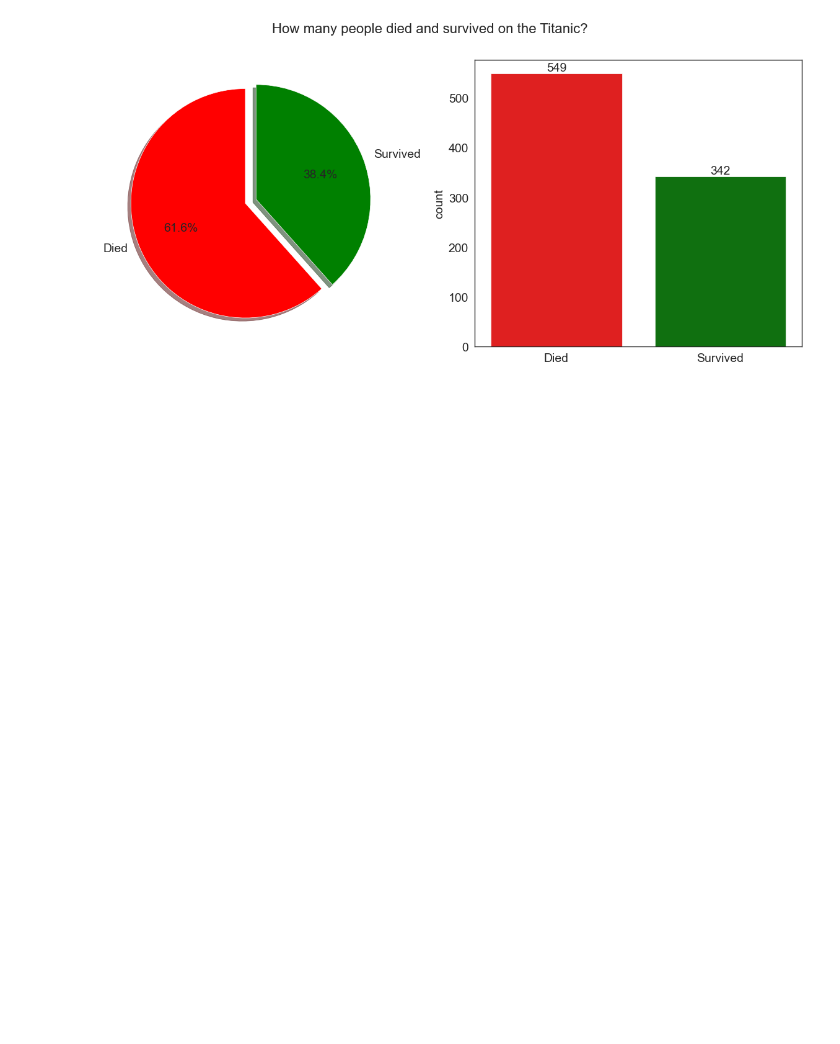
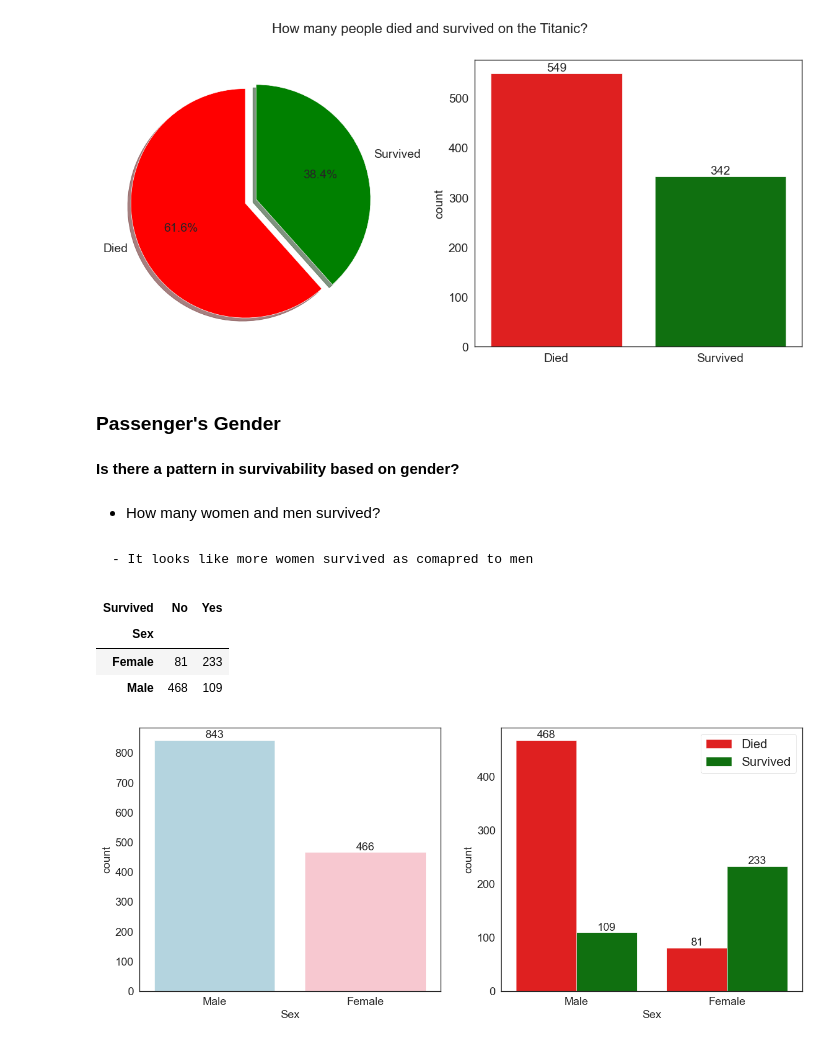
Before and after one commit to abhirajan1998/Data-Science-Learning-Project, a Jupyter notebook: Titanic Survival Prediction/EDA.ipynb, the cells around one changed output. Saved outputs shown, nothing was run; the diff lists cells and outputs as text; code cells hidden in the pictures; blank space fills up the shorter version.

```diff
--- a/Titanic Survival Prediction/EDA.ipynb
+++ b/Titanic Survival Prediction/EDA.ipynb
@@ -231,7 +228,7 @@ It is evident that not many passengers survived the accident
 def text_annotate(cnt):
     for i in cnt.patches:
         height = i.get_height()
-        cnt.text(i.get_x() + i.get_width()/2., height,'%d' % int(height),ha='center',va='bottom')
+        cnt.text(i.get_x() + i.get_width()/2, height,'%d' % int(height),ha='center',va='bottom')
 # %%
 pclass = {1:'Upper',2:'Middle',3:'Lower'}
 survived = {0:'No',1:'Yes'}
@@ -253,3 +250,28 @@ text_annotate(cnt)
 plt.show()
 # %% [output]
 [figure]
+# %% [markdown]
+### Passenger's Gender
+# %% [markdown]
+**Is there a pattern in survivability based on gender?**
+# %% [markdown]
+- How many women and men survived?
+# %% [markdown]
+    - It looks like more women survived as comapred to men
+# %%
+train_df.groupby(['Sex', 'Survived'])['Survived'].count().unstack().rename(columns=survived)
+# %% [output]
+| Survived | No | Yes |
+| Sex |  |  |
+| Female | 81 | 233 |
+| Male | 468 | 109 |
+# %%
+f,ax=plt.subplots(1,2)
+cnt2 = sns.countplot(x='Sex',data=all_data, palette=['lightblue','pink'], ax=ax[0])
+text_annotate(cnt2)
+
+cnt = sns.countplot(x='Sex',hue='Survived',data=train_df, palette=['red','green'], ax=ax[1])
+ax[1].legend(['Died', 'Survived'])
+text_annotate(cnt)
+# %% [output]
+[figure, added]
```
Also changed, not shown: parts of 6 cells of this notebook.
